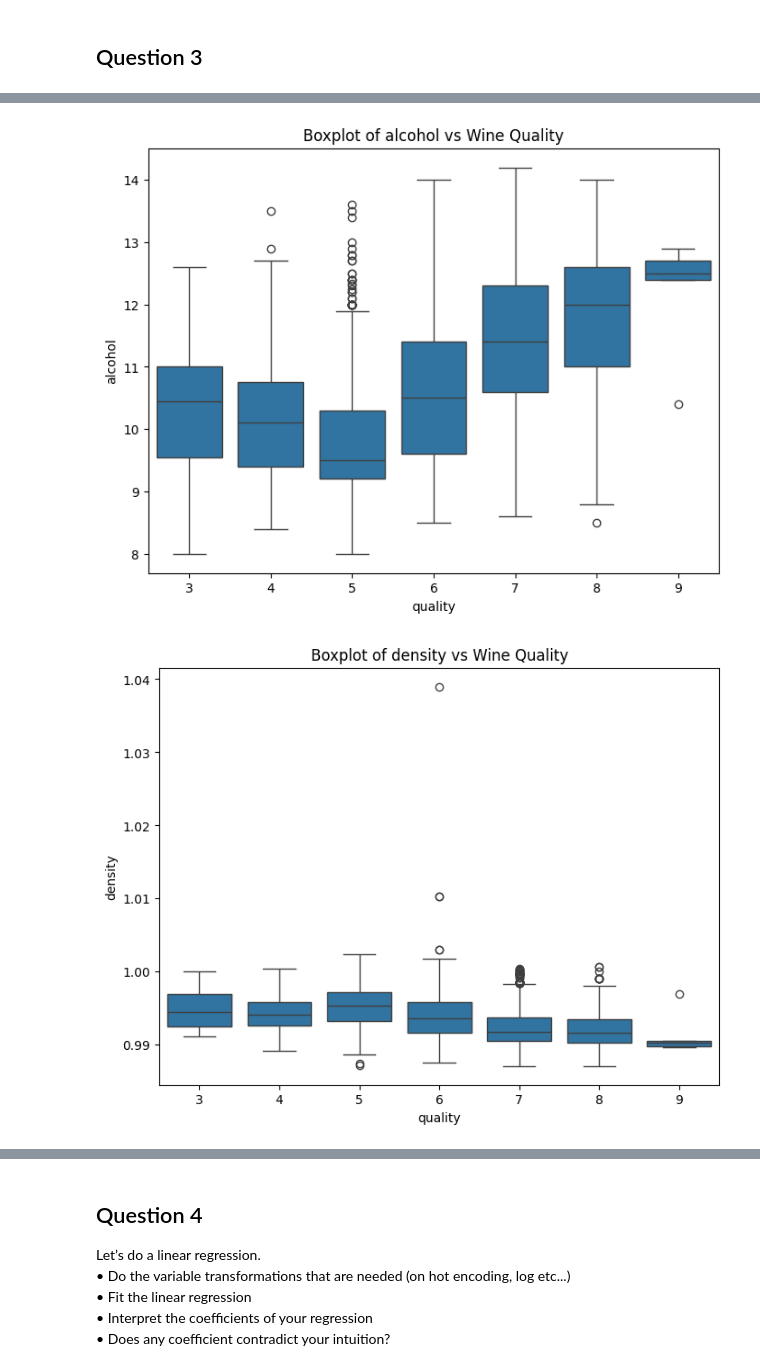
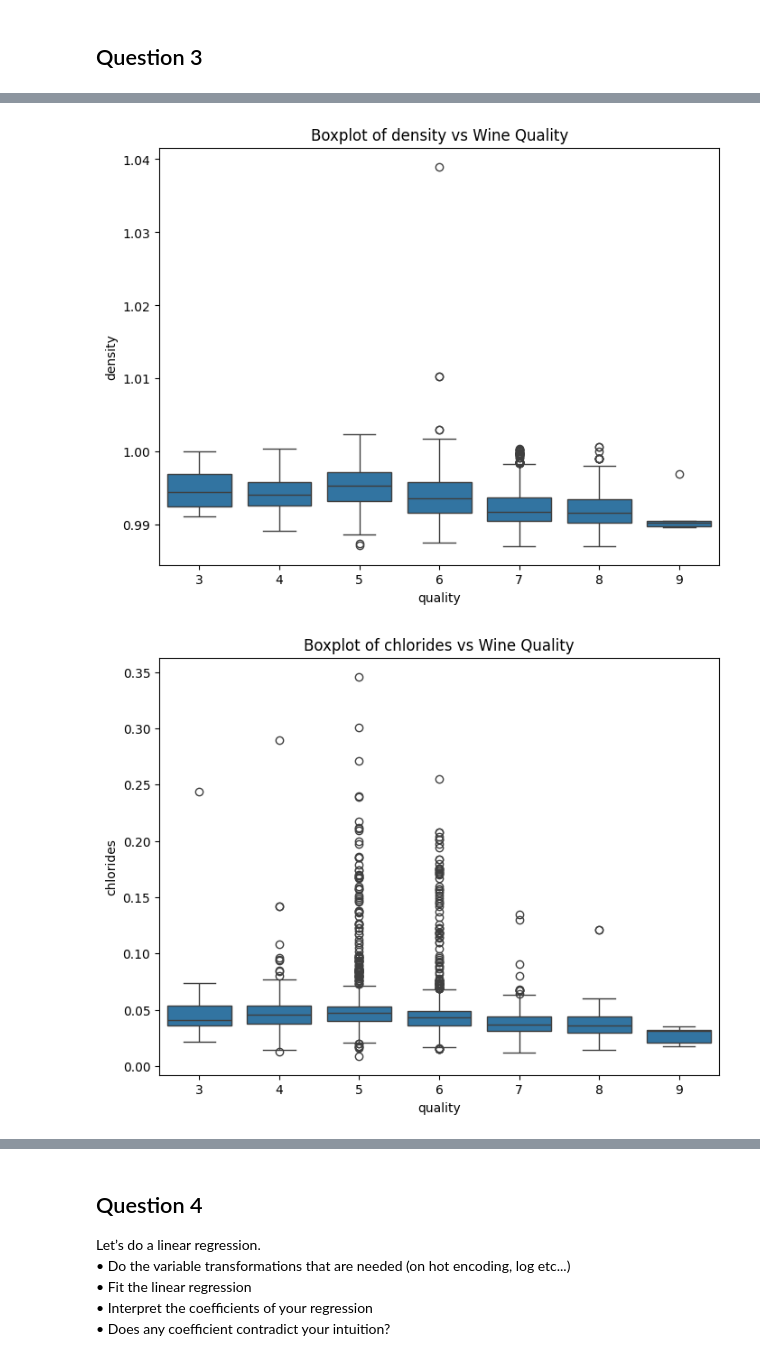
Before and after one commit to LacoutierePaul/TD4_ExplainabilityIA, a Jupyter notebook: main.ipynb, the cells around one changed output, grey strips where cells are left out. Cells and saved outputs as stored; diff of their text form; code cells hidden in the pictures.

```diff
--- a/main.ipynb
+++ b/main.ipynb
@@ -19,18 +39,7 @@ print(red_wine_data.shape)
 # %%
-
-
-#calculate correlations
-correlation_matrix = white_wine_data.corr()
-
-# Plot heatmap
-plt.figure(figsize=(12, 10))
-heatmap = sns.heatmap(correlation_matrix, annot=True, fmt=".2f", cmap='coolwarm')
-plt.title('Correlation Heatmap of Wine Quality Features')
-plt.show()
-
 # Selecting features with higher correlation for boxplot visualization
 # Based on the heatmap, we might select alcohol, density, and volatile acidity for a closer look
-features_to_plot = ['alcohol', 'density', 'volatile acidity']
+features_to_plot = ['alcohol', 'density', 'chlorides', 'volatile acidity']
 for feature in features_to_plot:
     plt.figure(figsize=(8, 6))
     sns.boxplot(x='quality', y=feature, data=white_wine_data)
@@ -41,5 +50,5 @@ for feature in features_to_plot:
-[figure, old version]
+[figure, new version]
-[figure, old version]
+[figure, new version]
 [figure]
 # %% [markdown]
 ## Question 4
```
Also changed, not shown: parts of 7 cells of this notebook.
